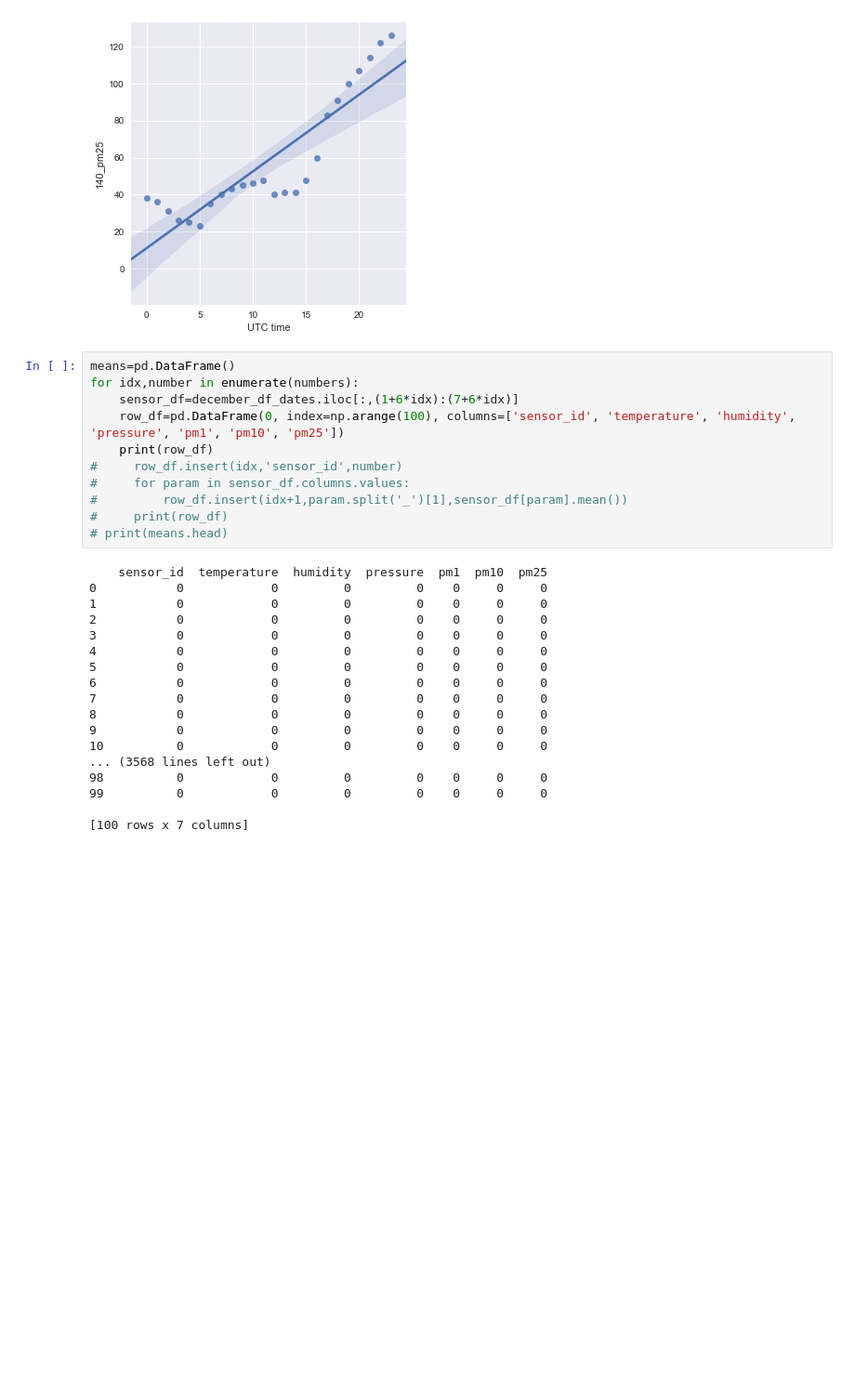
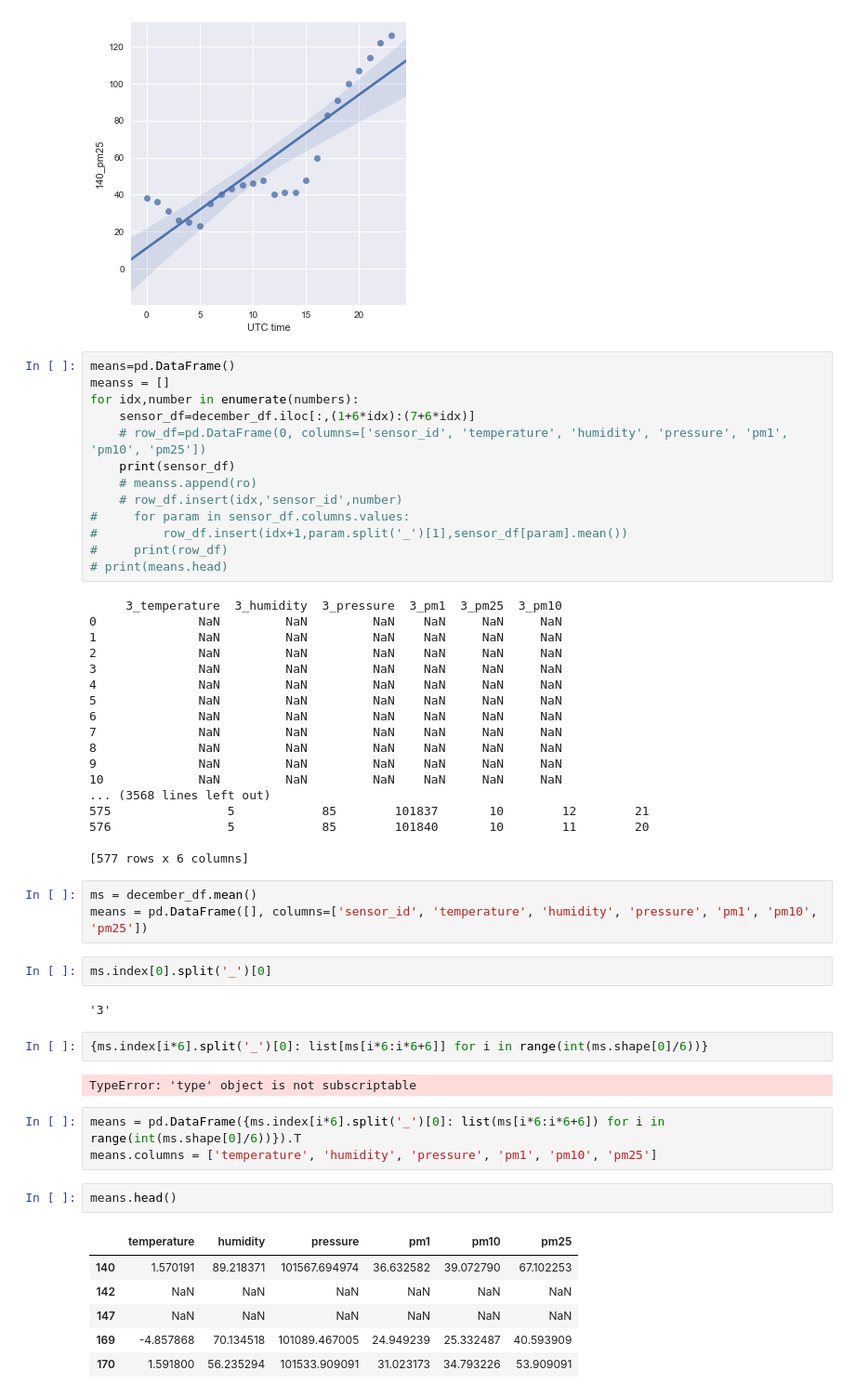
Before and after one commit to Michal-lis/Data_Analysis_Hackaton, a Jupyter notebook: air-quality-data-from-extensive-network-of-sensors/AnalysisHackaton.ipynb, the cells around one changed output. Shown at 93% size. Saved outputs shown, nothing was run; the diff lists cells and outputs as text; blank space fills up the shorter version.

```diff
--- a/air-quality-data-from-extensive-network-of-sensors/AnalysisHackaton.ipynb
+++ b/air-quality-data-from-extensive-network-of-sensors/AnalysisHackaton.ipynb
@@ -93,30 +96,55 @@ plt.show()
 [figure]
 # %%
 means=pd.DataFrame()
+meanss = []
 for idx,number in enumerate(numbers):
-    sensor_df=december_df_dates.iloc[:,(1+6*idx):(7+6*idx)]
-    row_df=pd.DataFrame(0, index=np.arange(100), columns=['sensor_id', 'temperature', 'humidity', 'pressure', 'pm1', 'pm10', 'pm25'])
-    print(row_df)
-#     row_df.insert(idx,'sensor_id',number)
+    sensor_df=december_df.iloc[:,(1+6*idx):(7+6*idx)]
+    # row_df=pd.DataFrame(0, columns=['sensor_id', 'temperature', 'humidity', 'pressure', 'pm1', 'pm10', 'pm25'])
+    print(sensor_df)
+    # meanss.append(ro)
+    # row_df.insert(idx,'sensor_id',number)
 #     for param in sensor_df.columns.values:
 #         row_df.insert(idx+1,param.split('_')[1],sensor_df[param].mean())
 #     print(row_df)
 # print(means.head)
 # %% [output]
-    sensor_id  temperature  humidity  pressure  pm1  pm10  pm25
-0           0            0         0         0    0     0     0
-1           0            0         0         0    0     0     0
-2           0            0         0         0    0     0     0
-3           0            0         0         0    0     0     0
-4           0            0         0         0    0     0     0
-5           0            0         0         0    0     0     0
-6           0            0         0         0    0     0     0
-7           0            0         0         0    0     0     0
-8           0            0         0         0    0     0     0
-9           0            0         0         0    0     0     0
-10          0            0         0         0    0     0     0
+     3_temperature  3_humidity  3_pressure  3_pm1  3_pm25  3_pm10
+0              NaN         NaN         NaN    NaN     NaN     NaN
+1              NaN         NaN         NaN    NaN     NaN     NaN
+2              NaN         NaN         NaN    NaN     NaN     NaN
+3              NaN         NaN         NaN    NaN     NaN     NaN
+4              NaN         NaN         NaN    NaN     NaN     NaN
+5              NaN         NaN         NaN    NaN     NaN     NaN
+6              NaN         NaN         NaN    NaN     NaN     NaN
+7              NaN         NaN         NaN    NaN     NaN     NaN
+8              NaN         NaN         NaN    NaN     NaN     NaN
+9              NaN         NaN         NaN    NaN     NaN     NaN
+10             NaN         NaN         NaN    NaN     NaN     NaN
 ... (3568 lines left out)
-98          0            0         0         0    0     0     0
-99          0            0         0         0    0     0     0
+575                5            85        101837       10        12        21
+576                5            85        101840       10        11        20
 
-[100 rows x 7 columns]
+[577 rows x 6 columns]
+# %%
+ms = december_df.mean()
+means = pd.DataFrame([], columns=['sensor_id', 'temperature', 'humidity', 'pressure', 'pm1', 'pm10', 'pm25'])
+# %%
+ms.index[0].split('_')[0]
+# %% [output]
+'3'
+# %%
+{ms.index[i*6].split('_')[0]: list[ms[i*6:i*6+6]] for i in range(int(ms.shape[0]/6))}
+# %% [output]
+TypeError: 'type' object is not subscriptable
+# %%
+means = pd.DataFrame({ms.index[i*6].split('_')[0]: list(ms[i*6:i*6+6]) for i in range(int(ms.shape[0]/6))}).T
+means.columns = ['temperature', 'humidity', 'pressure', 'pm1', 'pm10', 'pm25']
+# %%
+means.head()
+# %% [output]
+|  | temperature | humidity | pressure | pm1 | pm10 | pm25 |
+| 140 | 1.570191 | 89.218371 | 101567.694974 | 36.632582 | 39.072790 | 67.102253 |
+| 142 | NaN | NaN | NaN | NaN | NaN | NaN |
+| 147 | NaN | NaN | NaN | NaN | NaN | NaN |
+| 169 | -4.857868 | 70.134518 | 101089.467005 | 24.949239 | 25.332487 | 40.593909 |
+| 170 | 1.591800 | 56.235294 | 101533.909091 | 31.023173 | 34.793226 | 53.909091 |
```
Also changed, not shown: parts of 2 cells of this notebook, 1 other file.
